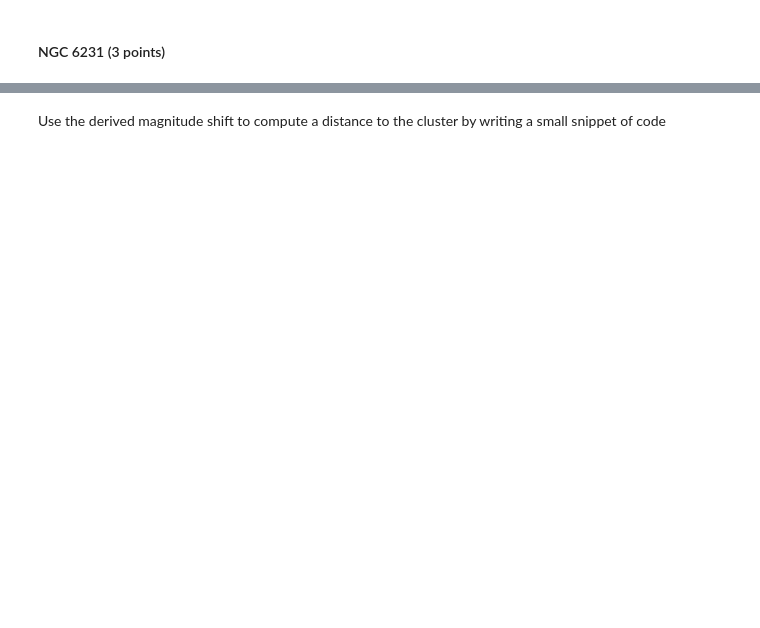
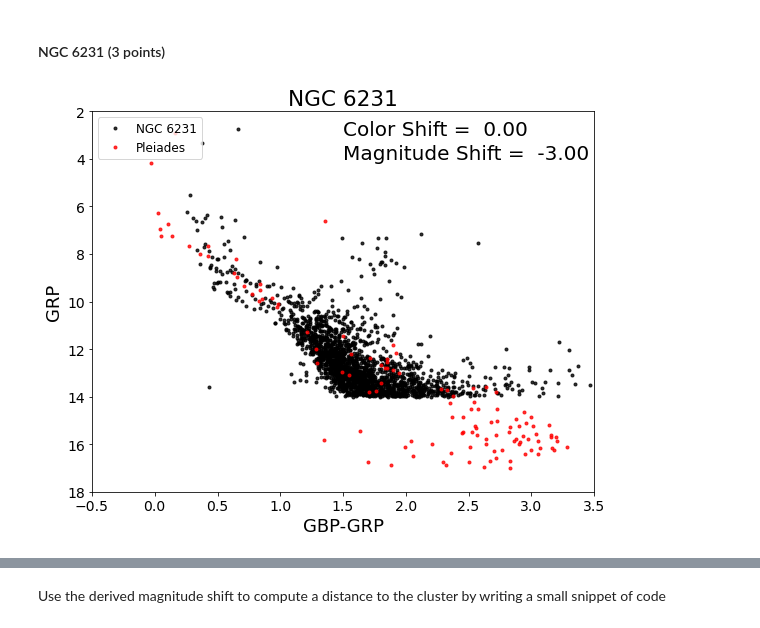
Before and after one commit to WayoftheFerret/CMD_distmod_student, a Jupyter notebook: cluster_plot_student.ipynb, the cells around one changed output, grey strips where cells are left out. Saved outputs shown, nothing was run; the diff lists cells and outputs as text; code cells hidden in the pictures; blank space fills up the shorter version.

```diff
--- a/cluster_plot_student.ipynb
+++ b/cluster_plot_student.ipynb
@@ -81,4 +89,6 @@ print(dist_ratio_m36)
 # %% [markdown]
 #### NGC 6231  (3 points)
 # %%
-cp.cmdplot(clustname='NGC 6231',magshift=0.0,colshift=0.0)
+cp.cmdplot(clustname='NGC 6231',magshift=-3.0,colshift=0.0)
+# %% [output]
+[figure, added]
```
Also changed, not shown: parts of 14 cells of this notebook.
